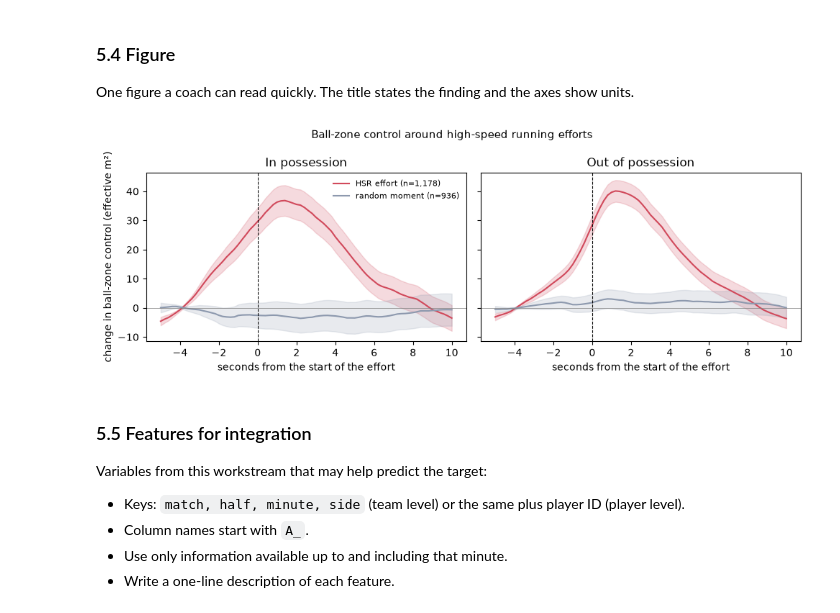
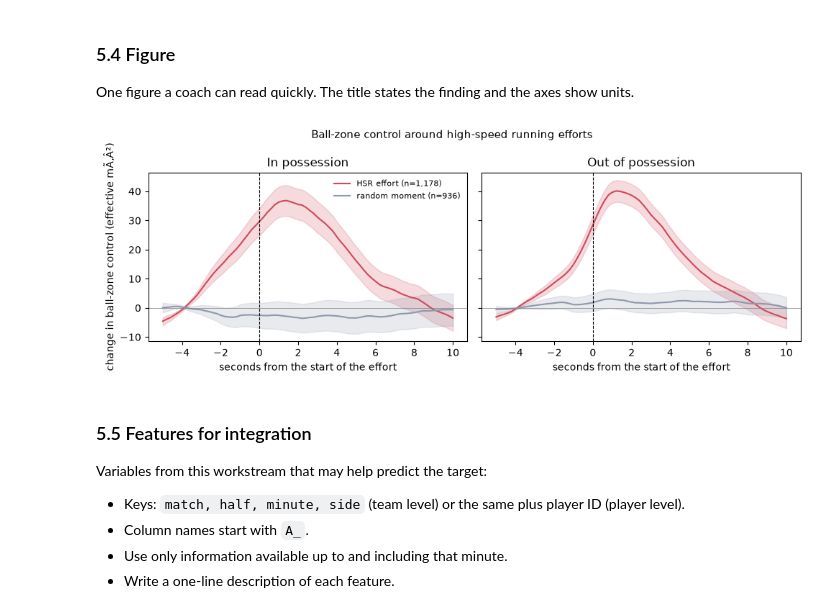
Before and after one commit to leonardoeng13/bramex-football-exertion-pitch-control, a Jupyter notebook: notebooks/BraMex_team_notebook.ipynb, the cells around one changed output. Saved outputs shown, nothing was run; the diff lists cells and outputs as text; code cells hidden in the pictures.

```diff
--- a/notebooks/BraMex_team_notebook.ipynb
+++ b/notebooks/BraMex_team_notebook.ipynb
@@ -607,23 +607,23 @@ One figure a coach can read quickly. The title states the finding and the axes s
 # %%
 # Ball-zone control around the start of HSR efforts vs random moments (mean and 95% CI, relative to -5..-3 s)
 fig, axes = plt.subplots(1, 2, figsize=(10, 3.6), sharey=True)
 base = (t_rel >= -5) & (t_rel <= -3)
 for ax, phase in zip(axes, ("offense", "defense")):
     for name, df, color in (("HSR effort", EFF, "#d1495b"), ("random moment", PLC, "#8d99ae")):
         M = np.vstack(df[df.phase == phase]["voronoi_ball"].values)
         M = M - M[:, base].mean(1, keepdims=True)
         mu, se = M.mean(0), M.std(0) / np.sqrt(len(M))
         ax.plot(t_rel, mu, color=color, label=f"{name} (n={len(M):,})")
         ax.fill_between(t_rel, mu - 1.96 * se, mu + 1.96 * se, color=color, alpha=0.2)
     ax.axvline(0, color="black", lw=0.8, ls="--"); ax.axhline(0, color="grey", lw=0.5)
     ax.set_title("In possession" if phase == "offense" else "Out of possession")
     ax.set_xlabel("seconds from the start of the effort")
-axes[0].set_ylabel("change in ball-zone control (effective m²)")
+axes[0].set_ylabel("change in ball-zone control (effective mÃ‚Â²)")
 axes[0].legend(fontsize=8, frameon=False)
 fig.suptitle("Ball-zone control around high-speed running efforts", fontsize=11)
 plt.tight_layout(); plt.show()
 # %% [output]
-[figure, old version]
+[figure, new version]
 # %% [markdown]
 ### 5.5 Features for integration
 Variables from this workstream that may help predict the target:
```
Also changed, not shown: parts of 16 cells of this notebook, 5 other files.
